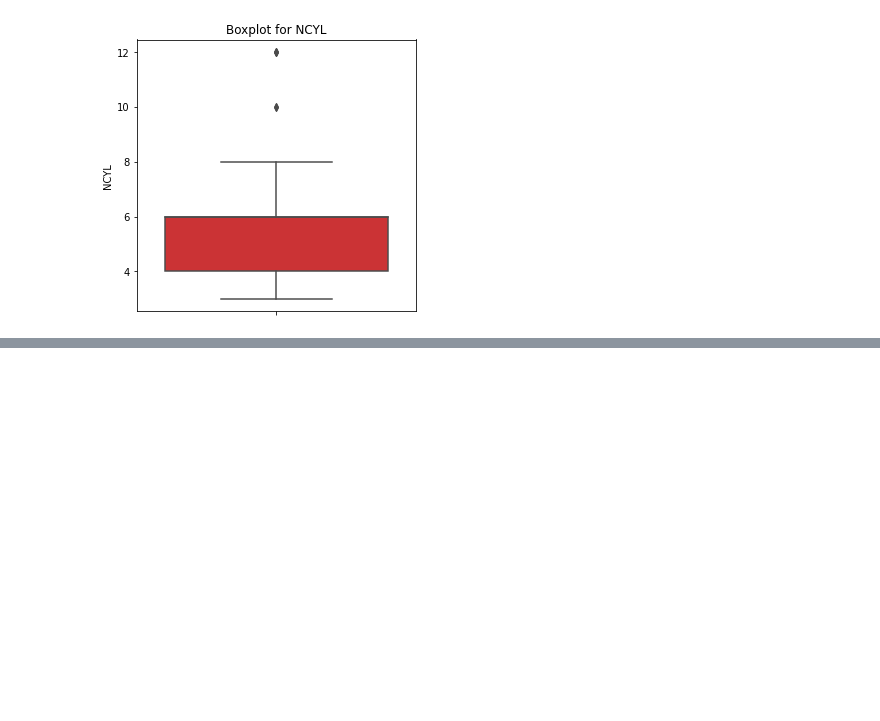
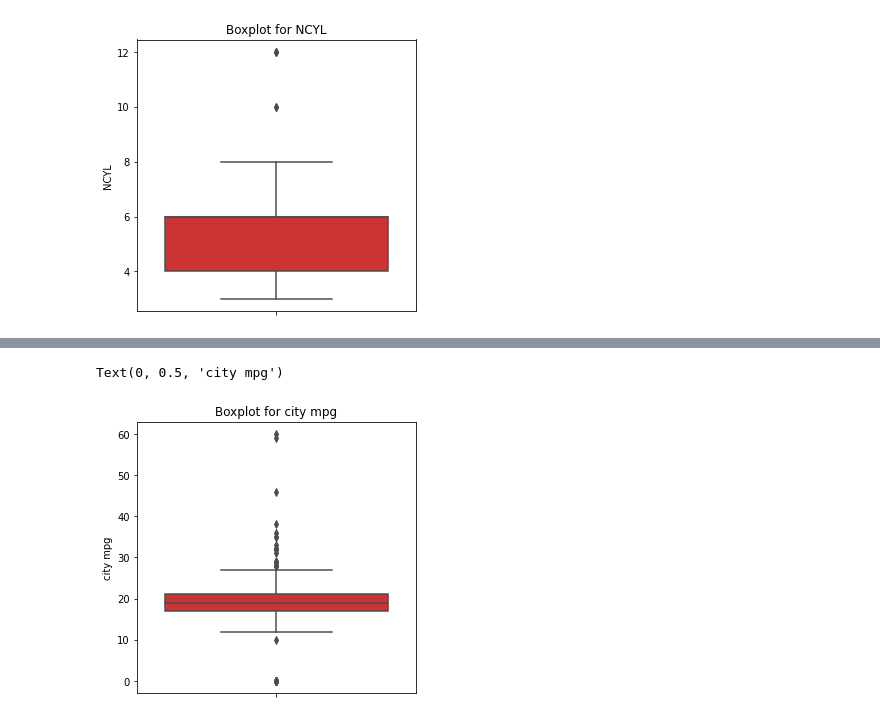
Before and after one commit to vrushalipr/car_data_analysis, a Jupyter notebook: Cars_data_analysis.ipynb, the cells around one changed output, grey strips where cells are left out. Saved outputs shown, nothing was run; the diff lists cells and outputs as text; code cells hidden in the pictures; blank space fills up the shorter version.

```diff
--- a/Cars_data_analysis.ipynb
+++ b/Cars_data_analysis.ipynb
@@ -180,0 +200,9 @@ Text(0, 0.5, 'NCYL')
+# %%
+# Lets Check outliers in 'city_mpg' Column
+plt.figure(figsize=(5,5))
+sns.boxplot(y='city_mpg',data=cars_df,orient='v',palette='Set1')
+plt.title('Boxplot for city mpg')
+plt.ylabel('city mpg')
+# %% [output]
+Text(0, 0.5, 'city mpg')
+[figure, added]
```
Also changed, not shown: parts of 20 cells of this notebook.
